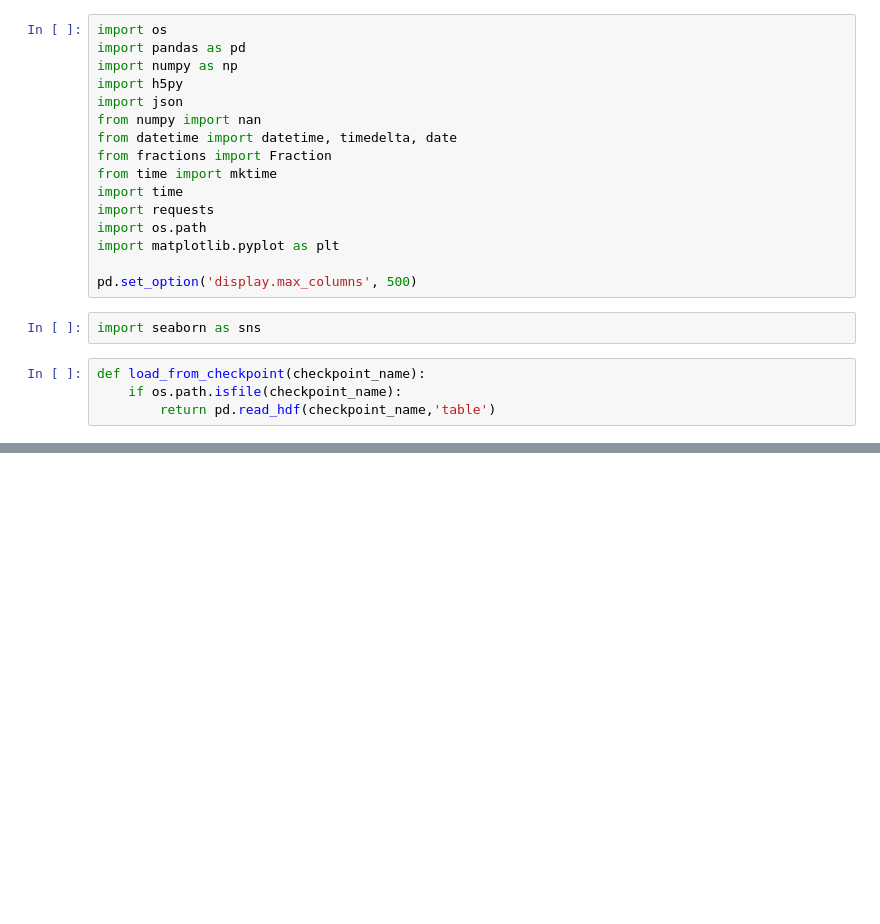
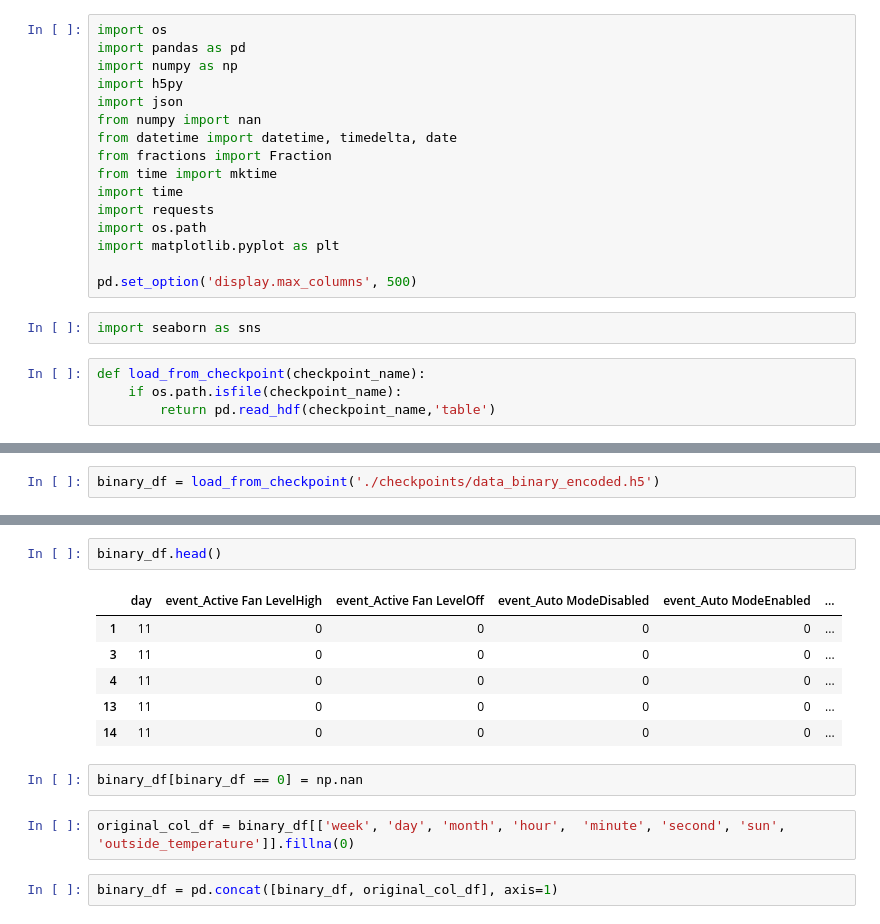
Before and after one commit to RBSystems/DataScience, a Jupyter notebook: stats_exploration.ipynb, the cells around one changed output, grey strips where cells are left out. Cells and saved outputs as stored; diff of their text form; blank space fills up the shorter version.

```diff
--- a/stats_exploration.ipynb
+++ b/stats_exploration.ipynb
@@ -44,0 +25,2 @@ sns.heatmap(corr,
+# %%
+binary_df = load_from_checkpoint('./checkpoints/data_binary_encoded.h5')
@@ -44,0 +63,15 @@ sns.heatmap(corr,
+# %%
+binary_df.head()
+# %% [output]
+|  | day | event_Active Fan LevelHigh | event_Active Fan LevelOff | event_Auto ModeDisabled | event_Auto ModeEnabled | ... |
+| 1 | 11 | 0 | 0 | 0 | 0 | ... |
+| 3 | 11 | 0 | 0 | 0 | 0 | ... |
+| 4 | 11 | 0 | 0 | 0 | 0 | ... |
+| 13 | 11 | 0 | 0 | 0 | 0 | ... |
+| 14 | 11 | 0 | 0 | 0 | 0 | ... |
+# %%
+binary_df[binary_df == 0] = np.nan
+# %%
+original_col_df = binary_df[['week', 'day', 'month', 'hour',  'minute', 'second', 'sun', 'outside_temperature']].fillna(0)
+# %%
+binary_df = pd.concat([binary_df, original_col_df], axis=1)
```
Also changed, not shown: parts of 24 cells of this notebook, 1 other file.
